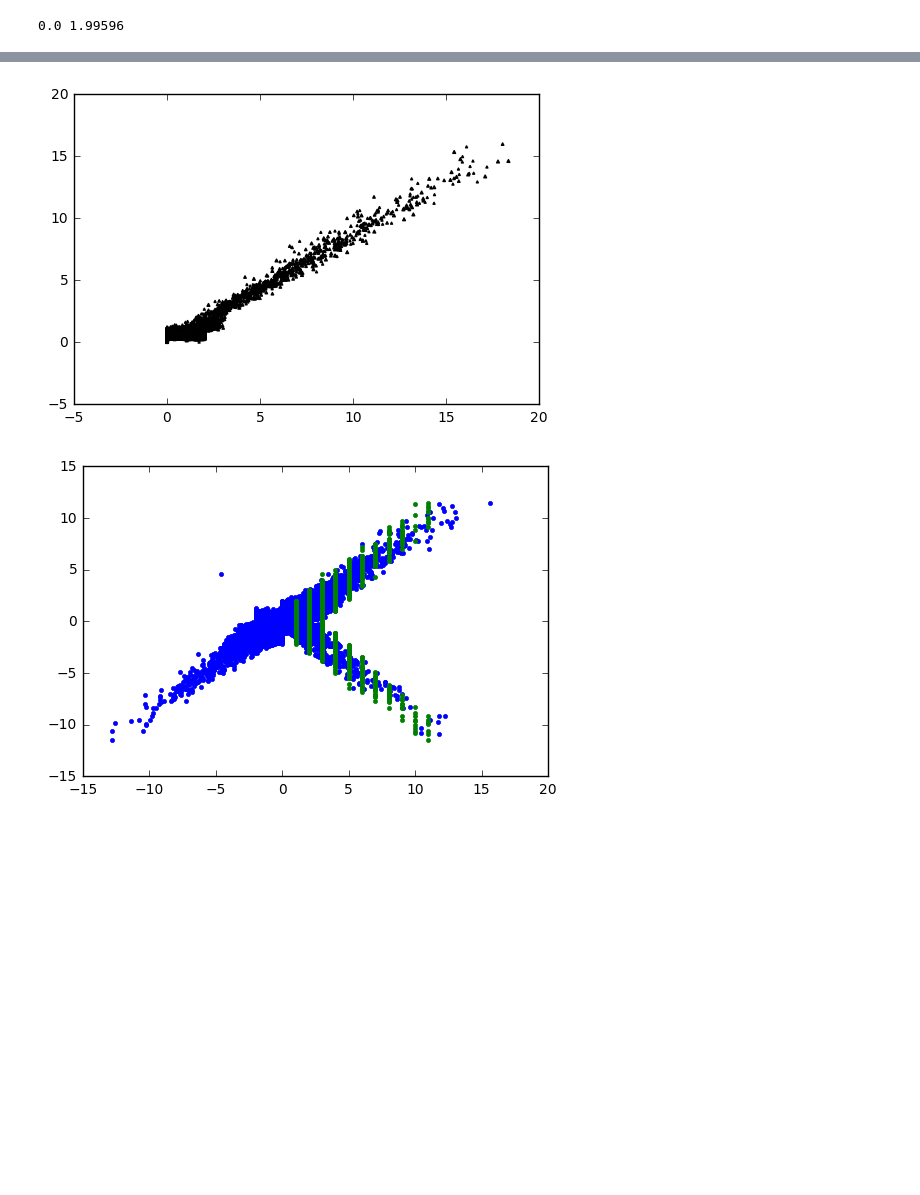
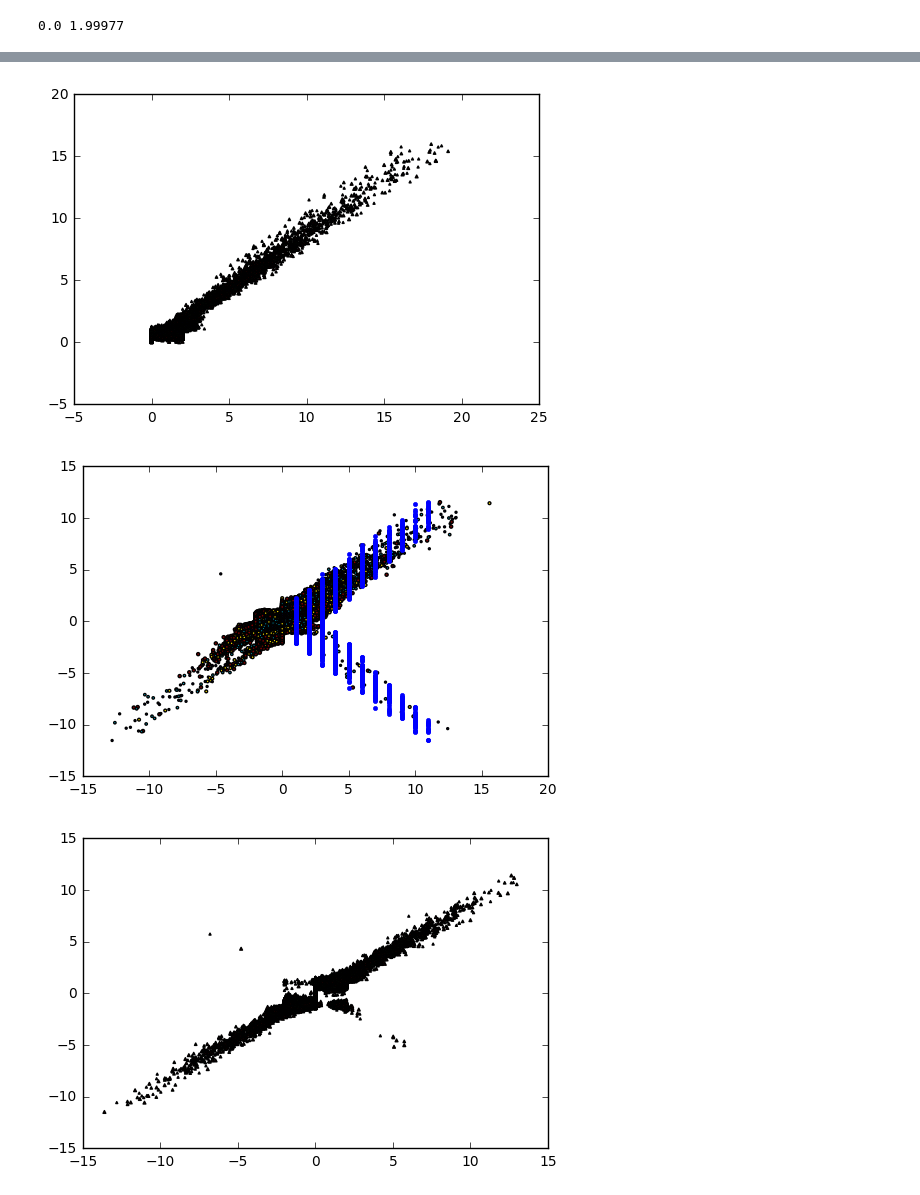
Before and after one commit to VinInn/pyTools, a Jupyter notebook: clusEllipseShape.ipynb, the cells around one changed output, grey strips where cells are left out. Drawn from its saved outputs; the diff is of its cells as text; code cells hidden in the pictures; blank space fills up the shorter version.

```diff
--- a/clusEllipseShape.ipynb
+++ b/clusEllipseShape.ipynb
@@ -15,6 +15,8 @@ from multiprocessing import Pool
 # %%
 clus = np.genfromtxt("/Users/innocent/data/clusterShape.csv", delimiter=" ", skip_header=0, names=True)
 clus['l2'] = np.nan_to_num(clus['l2'])
+# %%
+clus['simSX'] = np.where(clus['sy']>1, clus['simSX'], np.abs(clus['simSX']) )
 # %%
 print clus.dtype.names
 print clus.size
@@ -32,7 +34,7 @@ print np.min(clus['l2']), np.max(clus['l2'])
 #    if c['isBarrel']==0 and (c['dx']-c['simSX'])>2. :
 #        print c
 # %% [output]
-0.0 1.99596
+0.0 1.99977
 # %%
 lb = np.ma.masked_where(clus['isBarrel']==0,clus['layer']+1)
 le = np.ma.masked_where(clus['isBarrel']==1,clus['layer']+1)
@@ -40,11 +42,15 @@ le = np.ma.masked_where(clus['isBarrel']==1,clus['layer']+1)
 plt.scatter(clus['simX'],clus['simY'],s=lb,marker='o',c=clus['layer'])
 plt.show()
 plt.scatter(clus['dy'],clus['simSY'],s=lb,marker='o',c=clus['layer'])
+#plt.scatter(clus['dy'],clus['simSY'],s=lb,marker='o',c='blue')
 plt.plot(clus['sy'],clus['simSY'],'.')
 plt.show()
 plt.scatter(clus['dy'],clus['simSY'],s=le,marker='^',c=clus['layer'])
 plt.show()
-plt.plot(clus['dx'],clus['simSX'],'.')
+
+plt.scatter(clus['dx'],clus['simSX'],s=lb,marker='o',c=clus['layer'])
 plt.plot(clus['sx'],clus['simSX'],'.')
 plt.show()
+plt.scatter(clus['dx'],clus['simSX'],s=le,marker='^',c=clus['layer'])
+plt.show()
 # %% [output]
@@ -53,5 +59,6 @@ plt.show()
-[figure, old version]
+[figure, new version]
-[figure, old version]
+[figure, new version]
+[figure, added]
 # %%
 def hist(w) :
     nbins = 100
```
Also changed, not shown: parts of 5 cells of this notebook, 2 other files.
